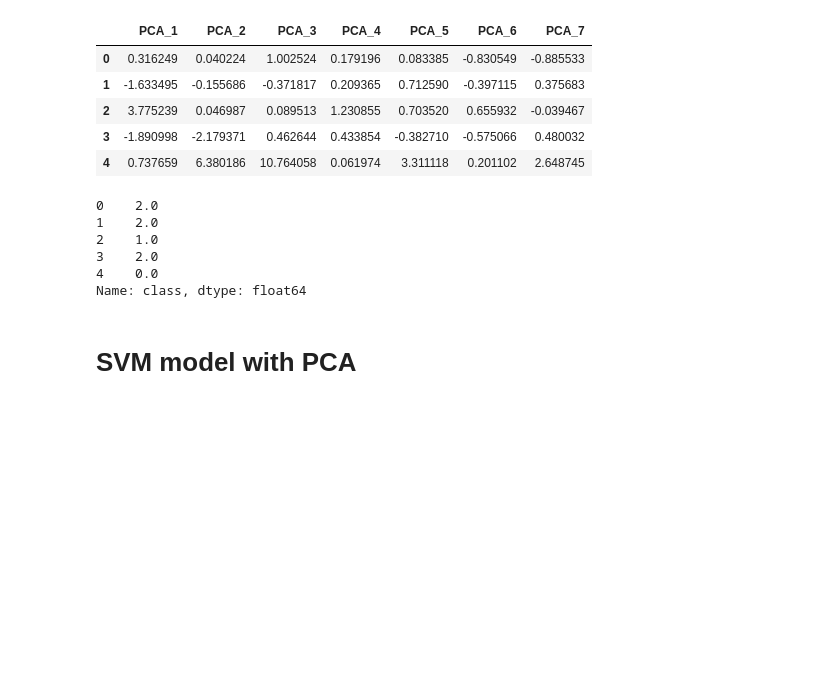
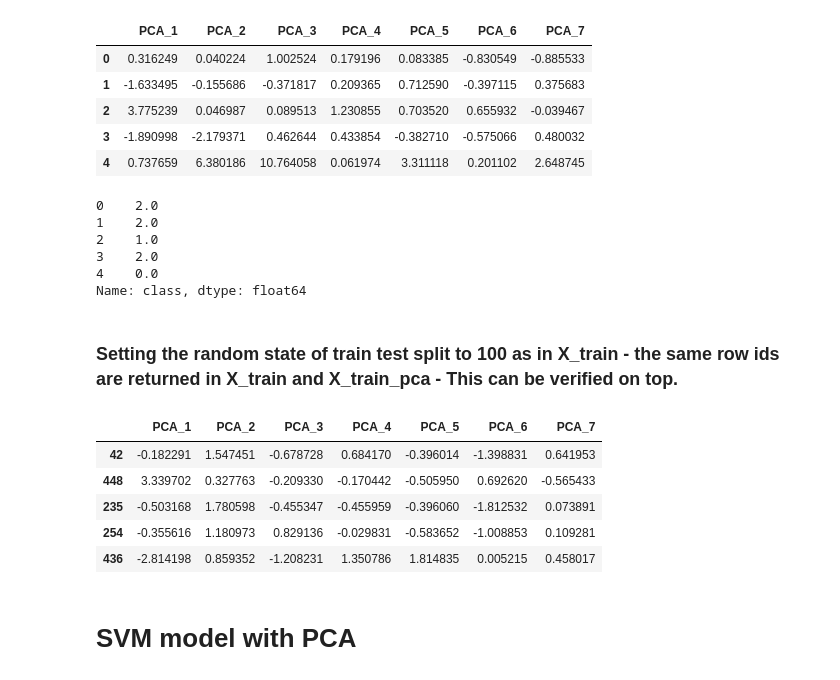
Before and after one commit to nandhukumar86/AIML-Practice, a Jupyter notebook: Project4_Vehicle_1_csv.ipynb, the cells around one changed output. Drawn from its saved outputs; the diff is of its cells as text; code cells hidden in the pictures; blank space fills up the shorter version.

Commit message:
Correction on Random state as per the requirement

```diff
--- a/Project4_Vehicle_1_csv.ipynb
+++ b/Project4_Vehicle_1_csv.ipynb
@@ -458,6 +458,17 @@ y_pca.head()
 Name: class, dtype: float64
 # %%
 X_train_pca, X_test_pca, y_train_pca, y_test_pca = train_test_split(df_PCA, y_pca, test_size=0.30, random_state=100)
+# %% [markdown]
+### Setting the random state of train test split to 100 as in X_train - the same row ids are returned in X_train and X_train_pca - This can be verified on top.
+# %%
+X_train_pca.head()
+# %% [output]
+|  | PCA_1 | PCA_2 | PCA_3 | PCA_4 | PCA_5 | PCA_6 | PCA_7 |
+| 42 | -0.182291 | 1.547451 | -0.678728 | 0.684170 | -0.396014 | -1.398831 | 0.641953 |
+| 448 | 3.339702 | 0.327763 | -0.209330 | -0.170442 | -0.505950 | 0.692620 | -0.565433 |
+| 235 | -0.503168 | 1.780598 | -0.455347 | -0.455959 | -0.396060 | -1.812532 | 0.073891 |
+| 254 | -0.355616 | 1.180973 | 0.829136 | -0.029831 | -0.583652 | -1.008853 | 0.109281 |
+| 436 | -2.814198 | 0.859352 | -1.208231 | 1.350786 | 1.814835 | 0.005215 | 0.458017 |
 # %%
 cv_kfold_pca = KFold(5)
 # %% [markdown]
```
